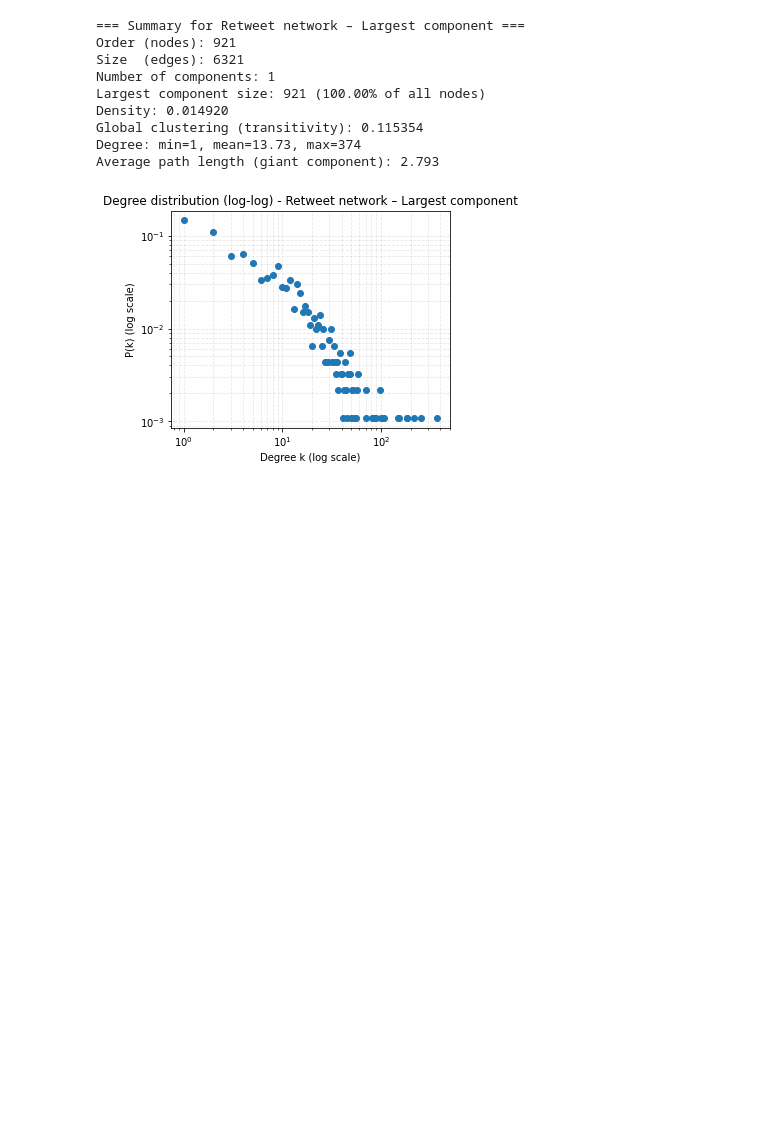
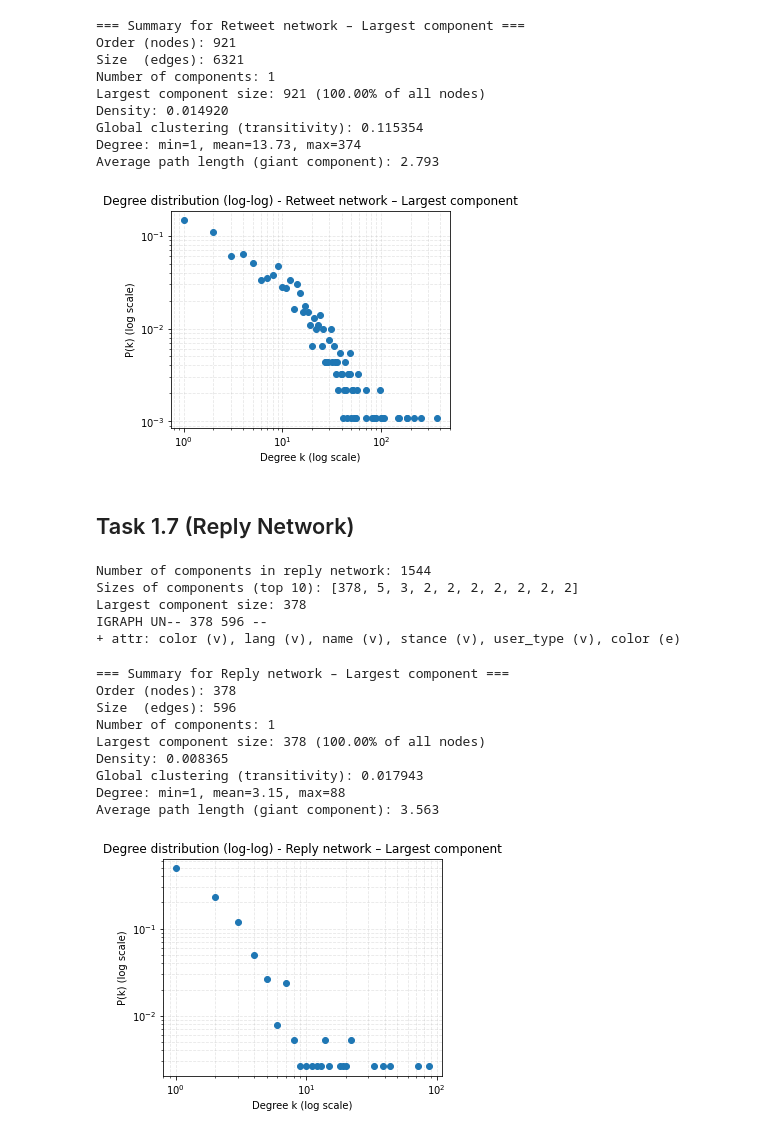
Before and after one commit to noddleslee/Social-data-mining, a Jupyter notebook: Lab1_Social_Network_Analysis/part1_network_exploration.ipynb, the cells around one changed output. Saved outputs shown, nothing was run; the diff lists cells and outputs as text; code cells hidden in the pictures; blank space fills up the shorter version.

Commit message:
Lab1 part 1 add reply network

```diff
--- a/Lab1_Social_Network_Analysis/part1_network_exploration.ipynb
+++ b/Lab1_Social_Network_Analysis/part1_network_exploration.ipynb
@@ -599,3 +599,36 @@ Global clustering (transitivity): 0.115354
 Degree: min=1, mean=13.73, max=374
 Average path length (giant component): 2.793
 [figure]
+# %% [markdown]
+## Task 1.7 (Reply Network)
+# %%
+# 1. 找连通分量
+rp_components = g_rp.components()
+print("Number of components in reply network:", len(rp_components))
+
+sizes = [len(c) for c in rp_components]
+print("Sizes of components (top 10):", sorted(sizes, reverse=True)[:10])
+print("Largest component size:", max(sizes))
+
+# 2. 提取最大连通分量
+giant_rp = rp_components.giant()
+print(giant_rp.summary())
+# %% [output]
+Number of components in reply network: 1544
+Sizes of components (top 10): [378, 5, 3, 2, 2, 2, 2, 2, 2, 2]
+Largest component size: 378
+IGRAPH UN-- 378 596 --
++ attr: color (v), lang (v), name (v), stance (v), user_type (v), color (e)
+# %%
+summarize_graph(giant_rp, name="Reply network – Largest component")
+# %% [output]
+=== Summary for Reply network – Largest component ===
+Order (nodes): 378
+Size  (edges): 596
+Number of components: 1
+Largest component size: 378 (100.00% of all nodes)
+Density: 0.008365
+Global clustering (transitivity): 0.017943
+Degree: min=1, mean=3.15, max=88
+Average path length (giant component): 3.563
+[figure, added]
```
